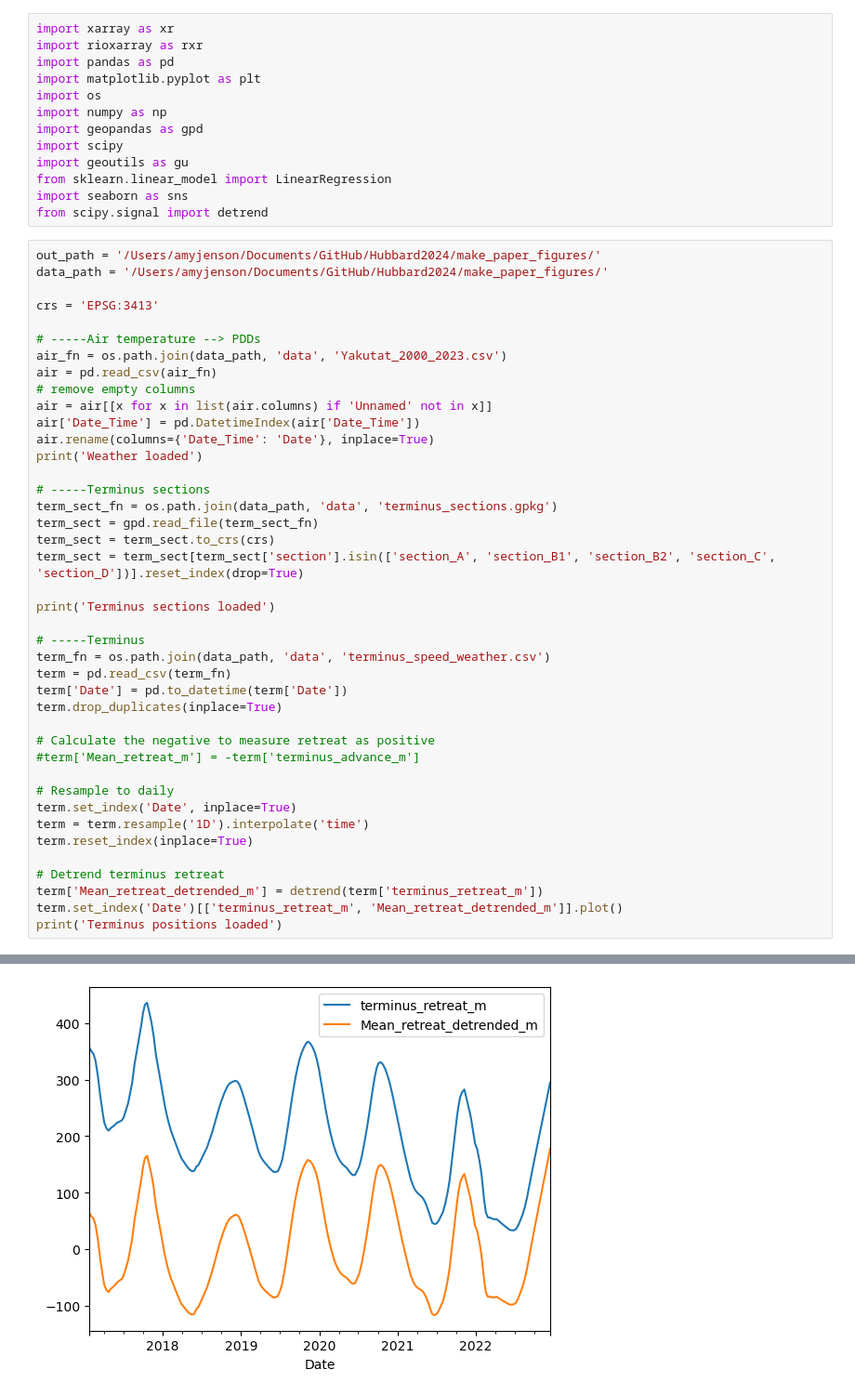
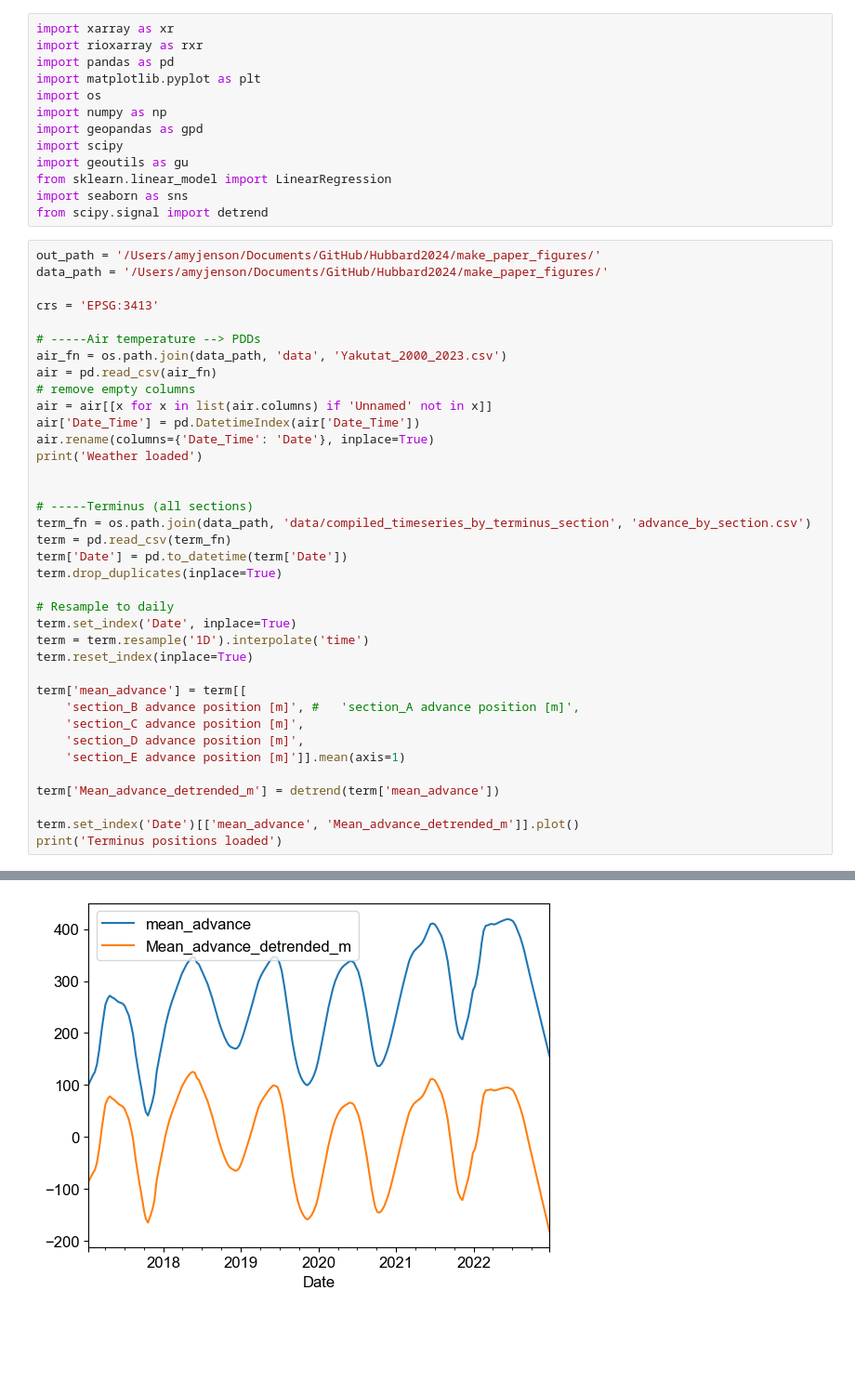
Before and after one commit to pohlan/Hubbard2024, a Jupyter notebook: make_paper_figures/relate_minimums/cross_correlations_mean.ipynb, the cells around one changed output, grey strips where cells are left out. Shown at 93% size. Saved outputs shown, nothing was run; the diff lists cells and outputs as text; blank space fills up the shorter version.

```diff
--- a/make_paper_figures/relate_minimums/cross_correlations_mean.ipynb
+++ b/make_paper_figures/relate_minimums/cross_correlations_mean.ipynb
@@ -26,31 +28,27 @@ air['Date_Time'] = pd.DatetimeIndex(air['Date_Time'])
 air.rename(columns={'Date_Time': 'Date'}, inplace=True)
 print('Weather loaded')
 
-# -----Terminus sections
-term_sect_fn = os.path.join(data_path, 'data', 'terminus_sections.gpkg')
-term_sect = gpd.read_file(term_sect_fn)
-term_sect = term_sect.to_crs(crs)
-term_sect = term_sect[term_sect['section'].isin(['section_A', 'section_B1', 'section_B2', 'section_C', 'section_D'])].reset_index(drop=True)
 
-print('Terminus sections loaded')
-
-# -----Terminus
-term_fn = os.path.join(data_path, 'data', 'terminus_speed_weather.csv')
+# -----Terminus (all sections)
+term_fn = os.path.join(data_path, 'data/compiled_timeseries_by_terminus_section', 'advance_by_section.csv')
 term = pd.read_csv(term_fn)
 term['Date'] = pd.to_datetime(term['Date'])
 term.drop_duplicates(inplace=True)
-
-# Calculate the negative to measure retreat as positive
-#term['Mean_retreat_m'] = -term['terminus_advance_m']
 
 # Resample to daily
 term.set_index('Date', inplace=True)
 term = term.resample('1D').interpolate('time')
 term.reset_index(inplace=True)
 
-# Detrend terminus retreat
-term['Mean_retreat_detrended_m'] = detrend(term['terminus_retreat_m'])
-term.set_index('Date')[['terminus_retreat_m', 'Mean_retreat_detrended_m']].plot()
+term['mean_advance'] = term[[
+    'section_B advance position [m]', #   'section_A advance position [m]',
+    'section_C advance position [m]',
+    'section_D advance position [m]',
+    'section_E advance position [m]']].mean(axis=1)
+
+term['Mean_advance_detrended_m'] = detrend(term['mean_advance'])
+
+term.set_index('Date')[['mean_advance', 'Mean_advance_detrended_m']].plot()
 print('Terminus positions loaded')
 # %% [output]
 Weather loaded
@@ -58,2 +55,2 @@ Terminus sections loaded
 Terminus positions loaded
-[figure, old version]
+[figure, new version]
```
Also changed, not shown: parts of 6 cells of this notebook, 5 other files.
